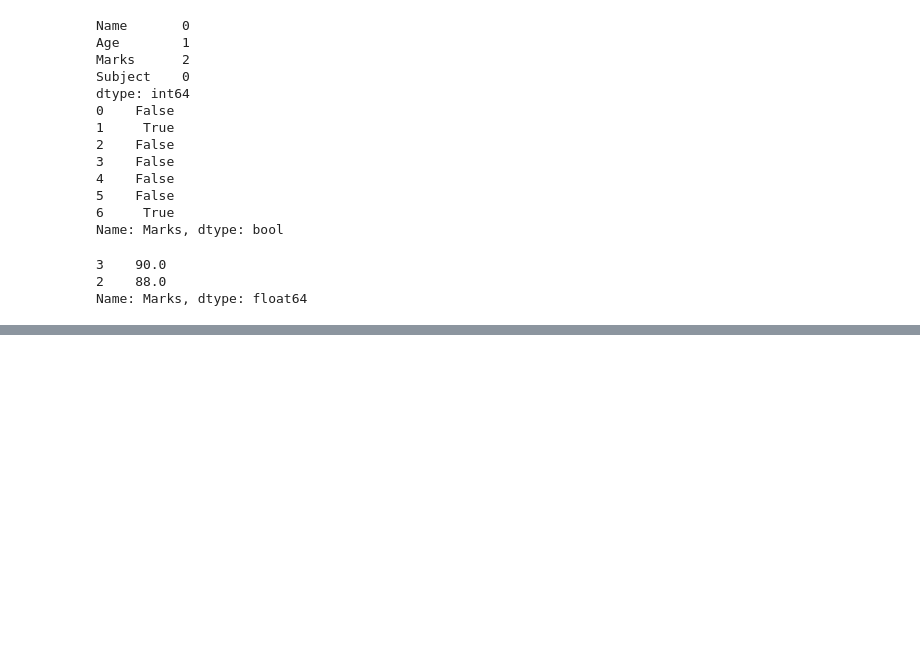
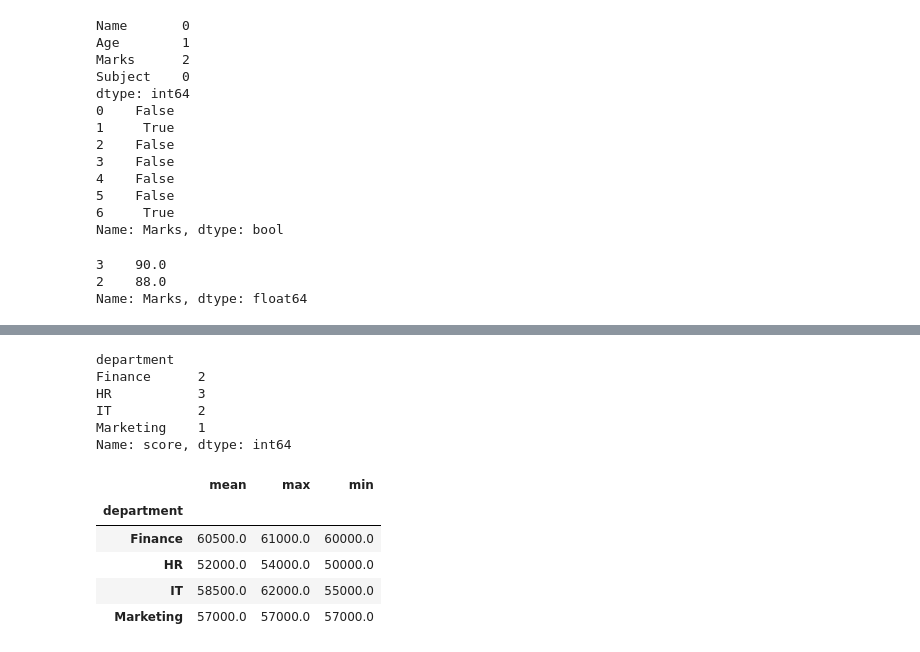
Before and after one commit to TalupulaYaswanth/Foundations_to_ML, a Jupyter notebook: pandas/pb1.ipynb, the cells around one changed output, grey strips where cells are left out. Drawn from its saved outputs; the diff is of its cells as text; code cells hidden in the pictures; blank space fills up the shorter version.

```diff
--- a/pandas/pb1.ipynb
+++ b/pandas/pb1.ipynb
@@ -328,0 +389,11 @@ IndexError: only integers, slices (`:`), ellipsis (`...`), numpy.newaxis (`None`
+# %%
+import pandas as Pd
+dataset=Pd.DataFrame({
+    "name":["Alice", "Bob", "Charlie", "David", "Eve","Frank", "Grace", "Hannah", "Ian", "Jack"],
+    "department":["HR", "Finance", "IT", "Marketing", "HR",None, "IT", "Marketing", "HR", "Finance"],
+    "salary":[50000, 60000, 55000, None, 52000, 58000, 62000, 57000, 54000, 61000],
+    "role":[None, "Analyst", "Developer", "Executive", "Assistant","Manager", "Analyst", "Developer", "Executive", "Assistant"],
+    "experience":[5, 3, 4, 6, 2, 7, 4, 5, None, 6],
+    "score":[85, 90, 80, None, 88, 92, 87, 89, 84, 91],
+})
+dataset.info()
@@ -328,0 +432,18 @@ IndexError: only integers, slices (`:`), ellipsis (`...`), numpy.newaxis (`None`
+# %%
+print(dataset.groupby("department")["score"].count())
+# %% [output]
+department
+Finance      2
+HR           3
+IT           2
+Marketing    1
+Name: score, dtype: int64
+# %%
+dataset.groupby("department")["salary"].agg(["mean","max","min"])
+# %% [output]
+|  | mean | max | min |
+| department |  |  |  |
+| Finance | 60500.0 | 61000.0 | 60000.0 |
+| HR | 52000.0 | 54000.0 | 50000.0 |
+| IT | 58500.0 | 62000.0 | 55000.0 |
+| Marketing | 57000.0 | 57000.0 | 57000.0 |
```
Also changed, not shown: parts of 13 cells of this notebook.
